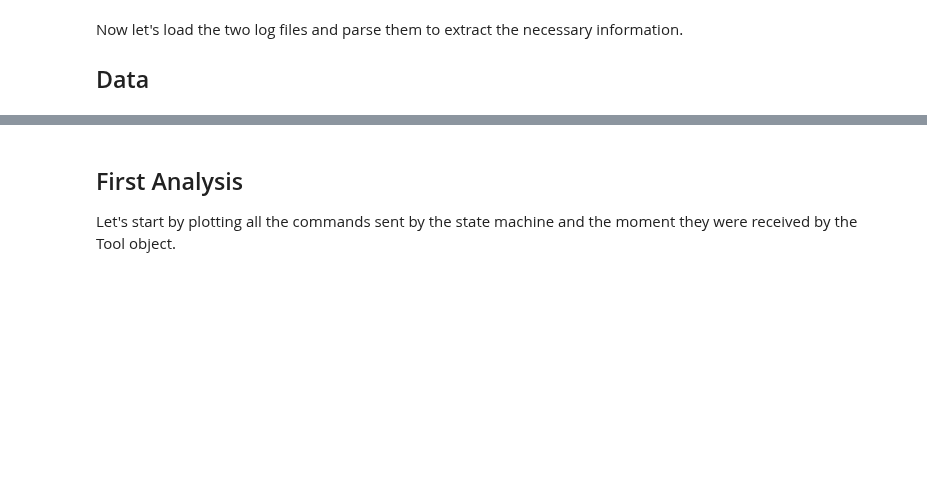
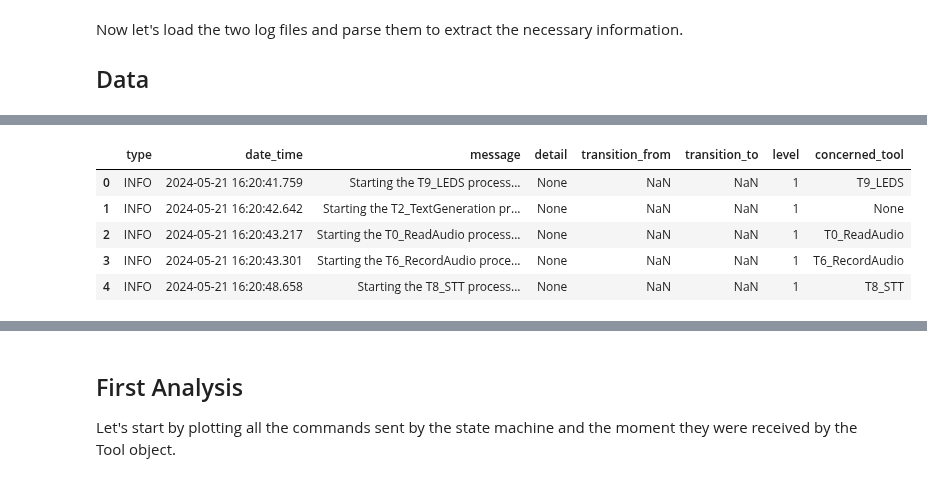
Before and after one commit to eliot-christon/robot-speech-to-speech, a Jupyter notebook: Tools/Evaluation/time_analysis/time_analysis.ipynb, the cells around one changed output, grey strips where cells are left out. Saved outputs shown, nothing was run; the diff lists cells and outputs as text; code cells hidden in the pictures; blank space fills up the shorter version.

```diff
--- a/Tools/Evaluation/time_analysis/time_analysis.ipynb
+++ b/Tools/Evaluation/time_analysis/time_analysis.ipynb
@@ -134,4 +137,6 @@ log_tool_tempdf["level"] = log_tool_tempdf["type"].apply(lambda x: 1 if x == "IN
 log_combined = pd.concat([log_sm_tempdf, log_tool_tempdf])
 
 log_combined = log_combined.sort_values(by="date_time")
+
+log_combined.head()
 # %% [output]
@@ -154,0 +143,6 @@ log_combined = log_combined.sort_values(by="date_time")
+|  | type | date_time | message | detail | transition_from | transition_to | level | concerned_tool |
+| 0 | INFO | 2024-05-21 16:20:41.759 | Starting the T9_LEDS process... | None | NaN | NaN | 1 | T9_LEDS |
+| 1 | INFO | 2024-05-21 16:20:42.642 | Starting the T2_TextGeneration pr... | None | NaN | NaN | 1 | None |
+| 2 | INFO | 2024-05-21 16:20:43.217 | Starting the T0_ReadAudio process... | None | NaN | NaN | 1 | T0_ReadAudio |
+| 3 | INFO | 2024-05-21 16:20:43.301 | Starting the T6_RecordAudio proce... | None | NaN | NaN | 1 | T6_RecordAudio |
+| 4 | INFO | 2024-05-21 16:20:48.658 | Starting the T8_STT process... | None | NaN | NaN | 1 | T8_STT |
```
Also changed, not shown: parts of 9 cells of this notebook.
